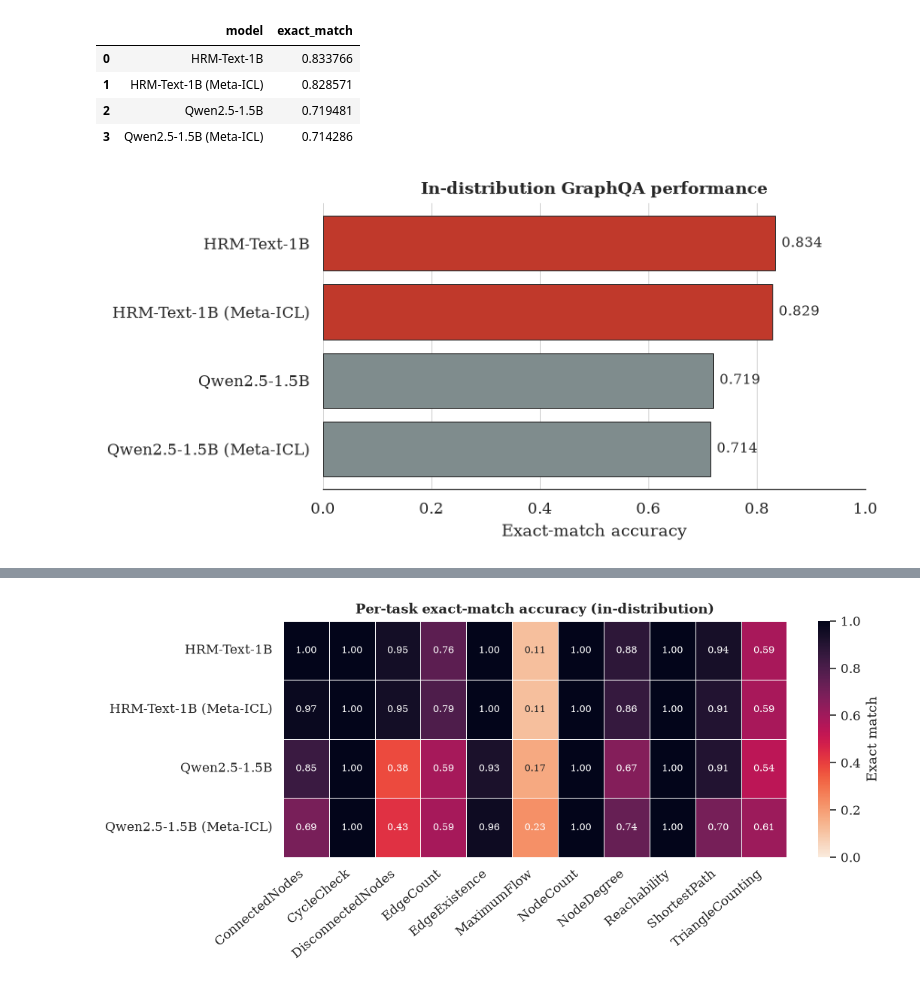
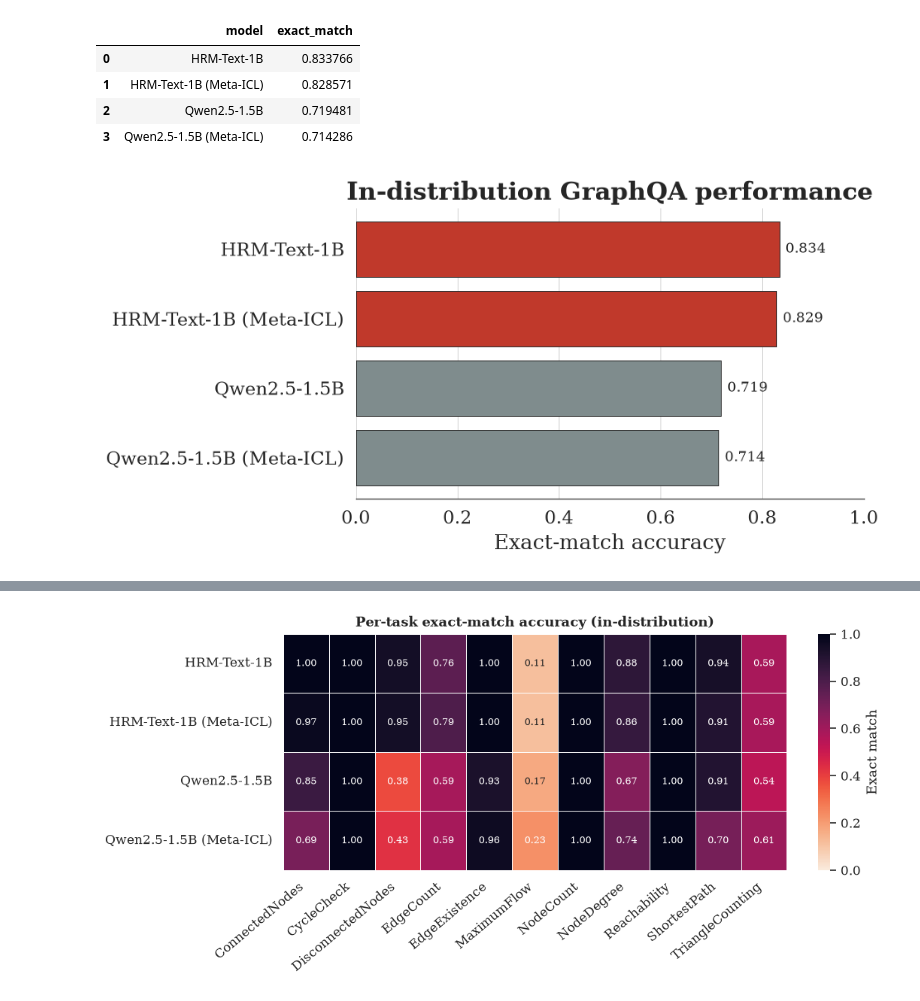
Before and after one commit to MariusAAROS/HRM-Text-for-Graphs, a Jupyter notebook: report/paper_results.ipynb, the cells around one changed output, grey strips where cells are left out. Drawn from its saved outputs; the diff is of its cells as text; code cells hidden in the pictures.

Commit message:
font increase for paper figures

```diff
--- a/report/paper_results.ipynb
+++ b/report/paper_results.ipynb
@@ -147,17 +147,18 @@ overall_id
 # %%
 # Reusable overall exact-match bar: HRM-Text variants highlighted, baselines muted.
 def plot_overall(table, title, fname):
-    fig, ax = plt.subplots(figsize=(6.4, 3.4))
+    fig, ax = plt.subplots(figsize=(6.6, 3.8))
     colors = [ACCENT if m.startswith("HRM-Text") else MUTED for m in table["model"]]
     bars = ax.barh(table["model"], table["exact_match"], color=colors,
                    edgecolor="0.2", linewidth=0.6)
     ax.invert_yaxis()  # best model on top
-    ax.set_xlabel("Exact-match accuracy")
+    ax.set_xlabel("Exact-match accuracy", fontsize=15)
     ax.set_xlim(0, 1.0)
-    ax.set_title(title)
+    ax.set_title(title, fontsize=18)
+    ax.tick_params(axis="both", labelsize=13)
     for bar, v in zip(bars, table["exact_match"]):
         ax.text(v + 0.012, bar.get_y() + bar.get_height() / 2, f"{v:.3f}",
-                va="center", ha="left", fontsize=9)
+                va="center", ha="left", fontsize=10)
     sns.despine(ax=ax, left=True)
     ax.grid(axis="y", visible=False)
     save_fig(fig, fname)
@@ -178,7 +179,7 @@ def plot_overall_id_ood(id_table, ood_table, title, fname):
     merged["model"] = pd.Categorical(merged["model"], categories=id_order + extra_models, ordered=True)
     merged = merged.sort_values("model")
 
-    fig, ax = plt.subplots(figsize=(7.2, 3.9))
+    fig, ax = plt.subplots(figsize=(7.8, 4.4))
     y = np.arange(len(merged))
     h = 0.36
     id_vals = merged["ID"].to_numpy(dtype=float)
@@ -196,41 +197,43 @@ def plot_overall_id_ood(id_table, ood_table, title, fname):
     for bar, v in zip(bars_id, id_vals):
         if np.isnan(v):
             continue
         ax.text(v + 0.012, bar.get_y() + bar.get_height() / 2, f"{v:.3f}",
-                va="center", ha="left", fontsize=8)
+                va="center", ha="left", fontsize=10)
     for bar, v in zip(bars_ood, ood_vals):
         if np.isnan(v):
             continue
         ax.text(v + 0.012, bar.get_y() + bar.get_height() / 2, f"{v:.3f}",
-                va="center", ha="left", fontsize=8)
+                va="center", ha="left", fontsize=10)
 
     # Explicit marker for missing OOD when a model has no leave-one-task-out run yet.
     for yi, v in enumerate(ood_vals):
         if np.isnan(v):
-            ax.text(0.01, yi + h / 2, "--", va="center", ha="left", fontsize=8, color="0.45")
+            ax.text(0.01, yi + h / 2, "--", va="center", ha="left", fontsize=10, color="0.45")
 
+    display_labels = [m.replace(" (Meta-ICL)", "\n(Meta-ICL)") for m in merged["model"].astype(str)]
     ax.set_yticks(y)
-    ax.set_yticklabels(merged["model"].astype(str))
+    ax.set_yticklabels(display_labels, fontsize=13)
     ax.invert_yaxis()
-    ax.set_xlabel("Exact-match accuracy")
+    ax.set_xlabel("Exact-match accuracy", fontsize=15)
     ax.set_xlim(0, 1.0)
-    ax.set_title(title)
+    ax.set_title(title, fontsize=18)
+    ax.tick_params(axis="x", labelsize=13)
 
     eval_handles = [
         mpl.patches.Patch(facecolor="white", edgecolor="0.2", label="ID"),
         mpl.patches.Patch(facecolor="white", edgecolor="0.2", hatch="//", label="OOD"),
     ]
-    ax.legend(handles=eval_handles, title="", loc="lower right")
+    ax.legend(handles=eval_handles, title="", loc="lower right", fontsize=13)
 
     sns.despine(ax=ax, left=True)
     ax.grid(axis="y", visible=False)
     save_fig(fig, fname)
     plt.show()
 
 
 plot_overall(overall_id, "In-distribution GraphQA performance", "perf_overall_id")
 # %% [output]
-[figure, old version]
+[figure, new version]
 # %%
 # Mean OOD accuracy across held-out tasks (bar grows as new models are added).
 plot_overall(overall_ood, "OOD generalization (leave-one-task-out, mean)", "perf_overall_ood")
```
Also changed, not shown: parts of 1 cell of this notebook, 7 other files.
